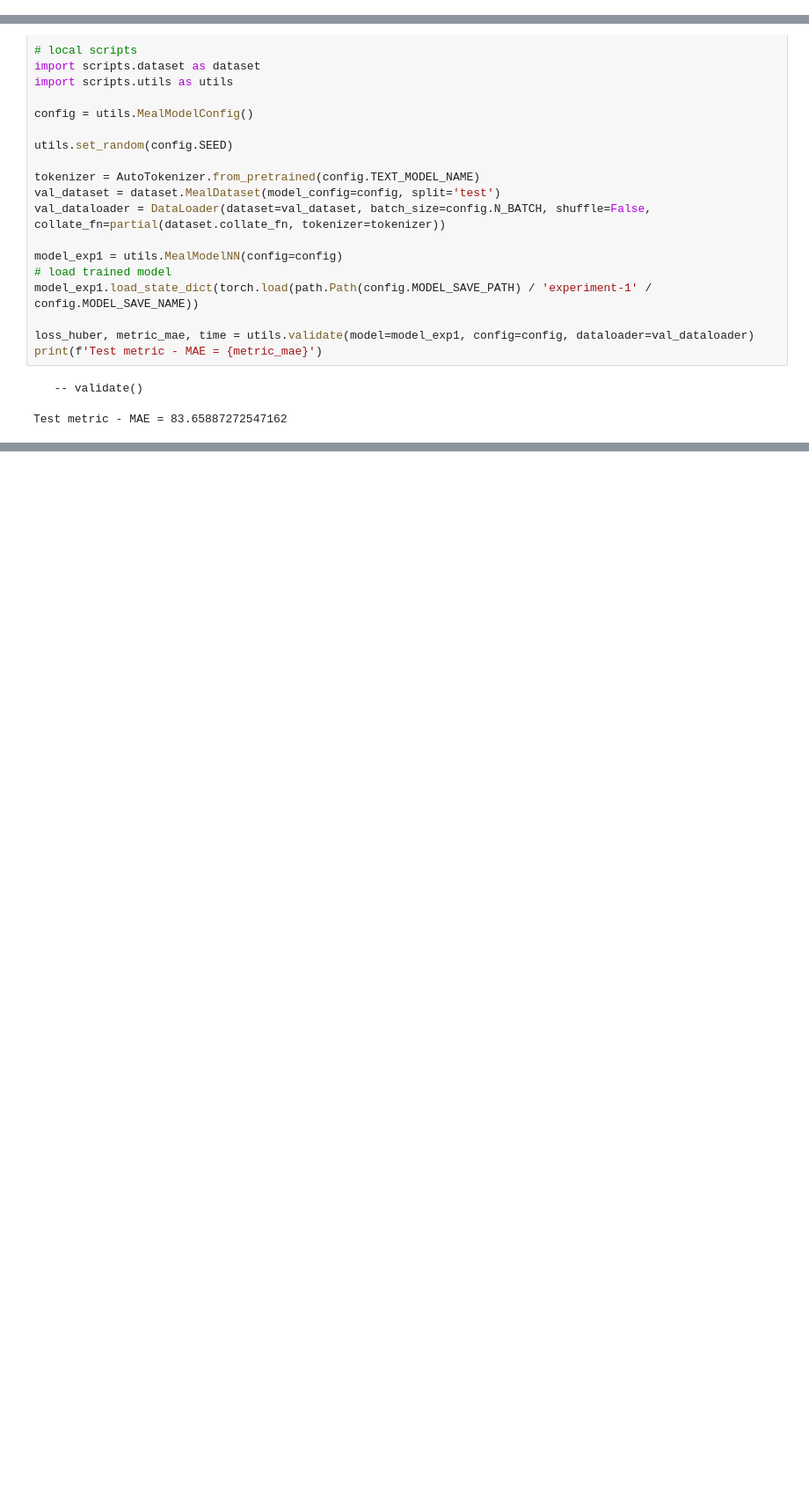
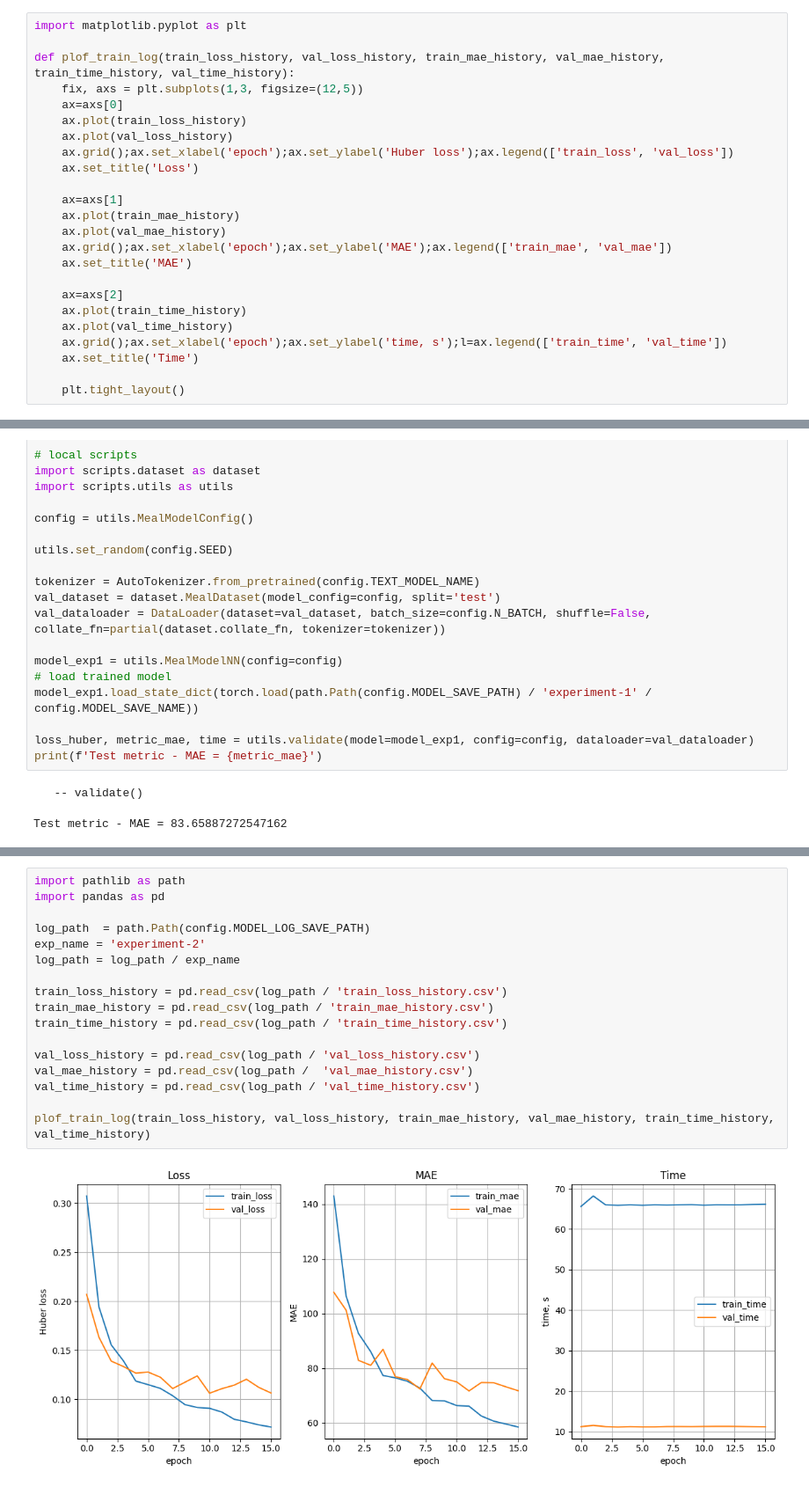
Before and after one commit to khromenko/dle-project-sprint-4-food-calrories, a Jupyter notebook: project.ipynb, the cells around one changed output, grey strips where cells are left out. Shown at 88% size. Drawn from its saved outputs; the diff is of its cells as text; blank space fills up the shorter version.

```diff
--- a/project.ipynb
+++ b/project.ipynb
@@ -963,4 +964,28 @@ running_huber = 0.1771, running_mae = 99.8794
 ... (69 outputs left out)
 # %% [markdown]
 ##### Печать журнала обучения
+# %%
+import matplotlib.pyplot as plt
+
+def plof_train_log(train_loss_history, val_loss_history, train_mae_history, val_mae_history, train_time_history, val_time_history):
+    fix, axs = plt.subplots(1,3, figsize=(12,5))
+    ax=axs[0]
+    ax.plot(train_loss_history)
+    ax.plot(val_loss_history)
+    ax.grid();ax.set_xlabel('epoch');ax.set_ylabel('Huber loss');ax.legend(['train_loss', 'val_loss'])
+    ax.set_title('Loss')
+
+    ax=axs[1]
+    ax.plot(train_mae_history)
+    ax.plot(val_mae_history)
+    ax.grid();ax.set_xlabel('epoch');ax.set_ylabel('MAE');ax.legend(['train_mae', 'val_mae'])
+    ax.set_title('MAE')
+
+    ax=axs[2]
+    ax.plot(train_time_history)
+    ax.plot(val_time_history)
+    ax.grid();ax.set_xlabel('epoch');ax.set_ylabel('time, s');l=ax.legend(['train_time', 'val_time'])
+    ax.set_title('Time')
+
+    plt.tight_layout()
 # %%
@@ -1161,0 +1296,19 @@ pd.DataFrame(val_time_history, columns=['time']).to_csv(log_path / 'val_time_his
+# %%
+import pathlib as path
+import pandas as pd
+
+log_path  = path.Path(config.MODEL_LOG_SAVE_PATH)
+exp_name = 'experiment-2'
+log_path = log_path / exp_name
+
+train_loss_history = pd.read_csv(log_path / 'train_loss_history.csv')
+train_mae_history = pd.read_csv(log_path / 'train_mae_history.csv')
+train_time_history = pd.read_csv(log_path / 'train_time_history.csv')
+
+val_loss_history = pd.read_csv(log_path / 'val_loss_history.csv')
+val_mae_history = pd.read_csv(log_path /  'val_mae_history.csv')
+val_time_history = pd.read_csv(log_path / 'val_time_history.csv')
+
+plof_train_log(train_loss_history, val_loss_history, train_mae_history, val_mae_history, train_time_history, val_time_history)
+# %% [output]
+[figure, added]
```
Also changed, not shown: parts of 9 cells of this notebook.
